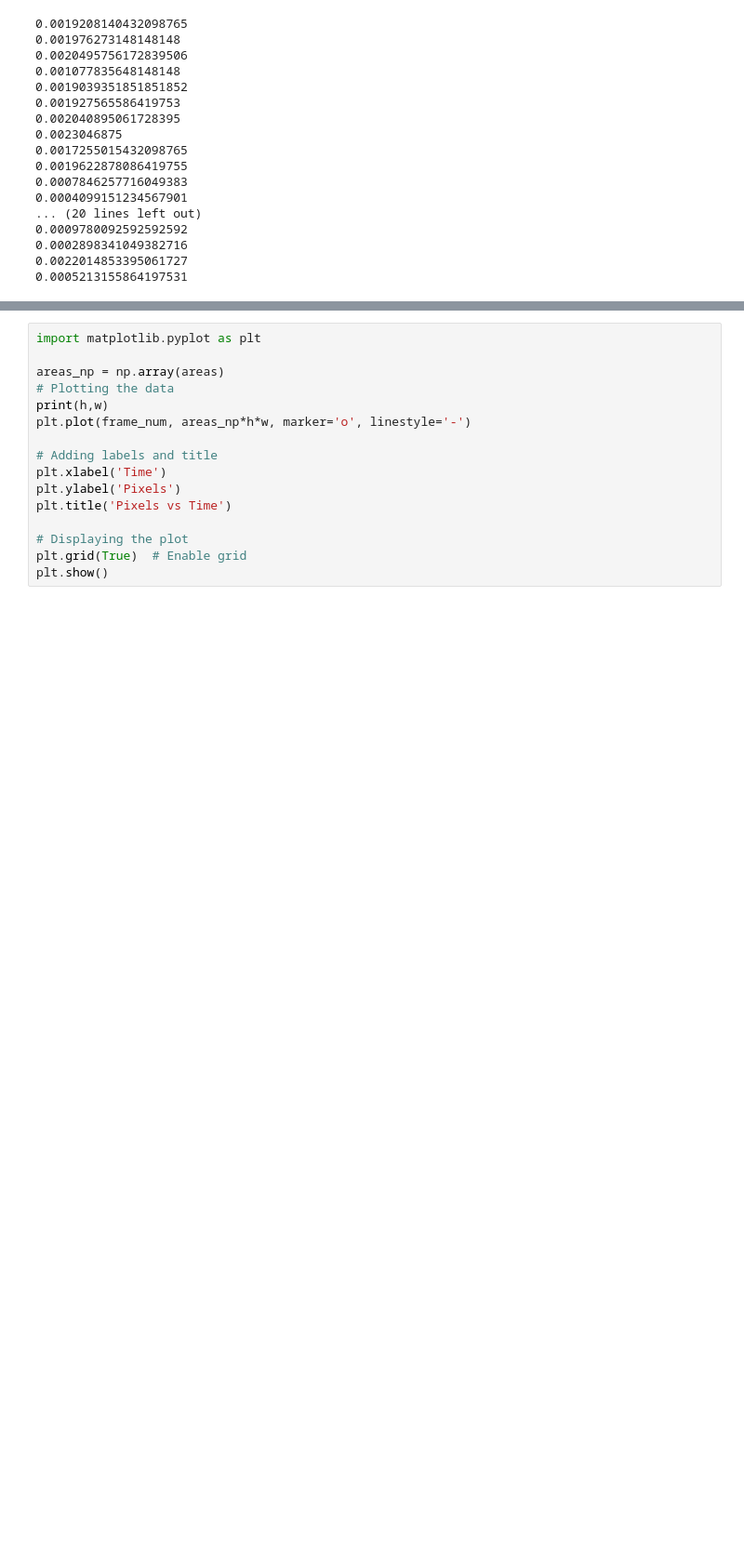
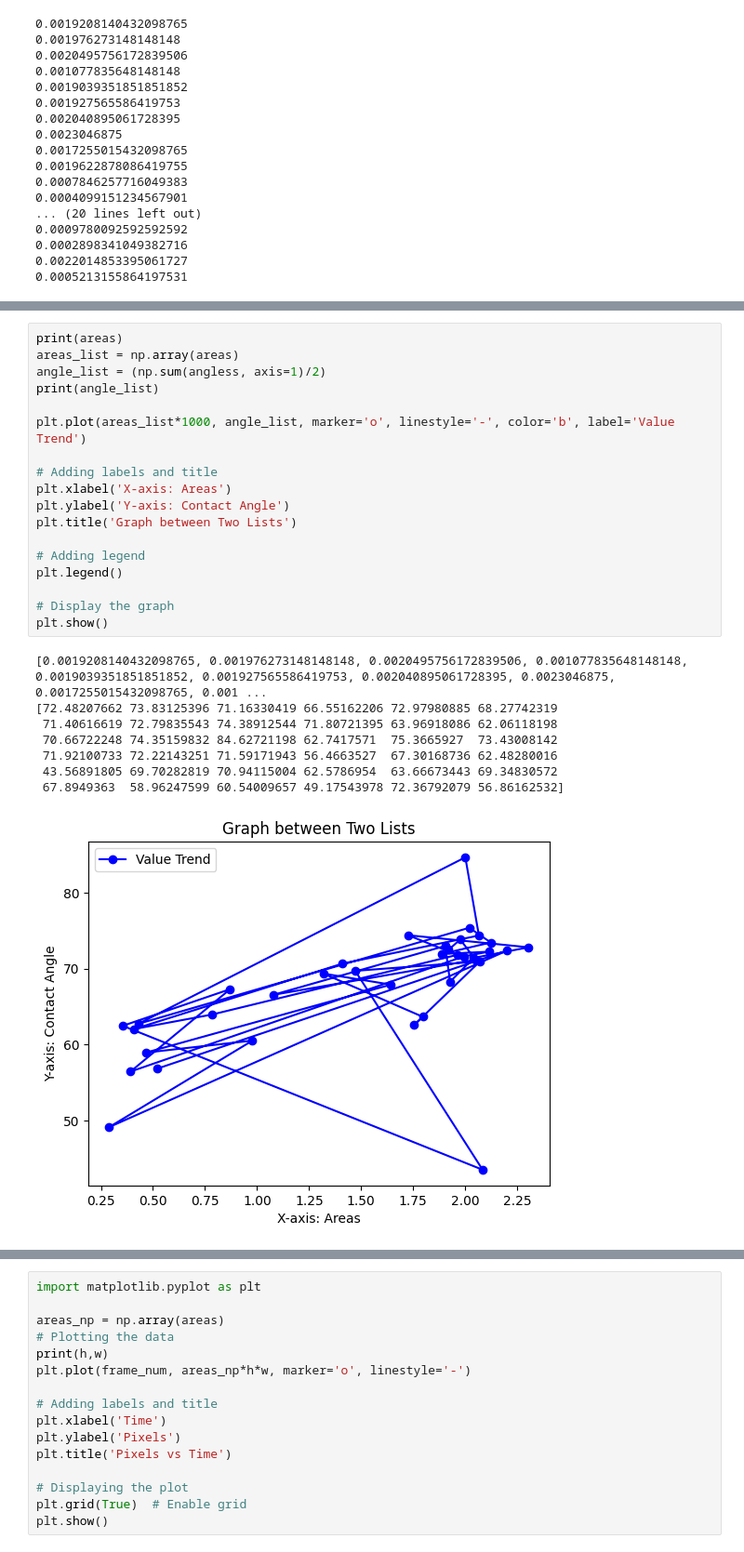
Before and after one commit to dhruvgupta-20104/Dropwise-Condensation-Project, a Jupyter notebook: segment.ipynb, the cells around one changed output, grey strips where cells are left out. Shown at 93% size. Cells and saved outputs as stored; diff of their text form; blank space fills up the shorter version.

```diff
--- a/segment.ipynb
+++ b/segment.ipynb
@@ -164,0 +486,27 @@ for line in lines:
+# %%
+print(areas)
+areas_list = np.array(areas)
+angle_list = (np.sum(angless, axis=1)/2)
+print(angle_list)
+
+plt.plot(areas_list*1000, angle_list, marker='o', linestyle='-', color='b', label='Value Trend')
+
+# Adding labels and title
+plt.xlabel('X-axis: Areas')
+plt.ylabel('Y-axis: Contact Angle')
+plt.title('Graph between Two Lists')
+
+# Adding legend
+plt.legend()
+
+# Display the graph
+plt.show()
+# %% [output]
+[0.0019208140432098765, 0.001976273148148148, 0.0020495756172839506, 0.001077835648148148, 0.0019039351851851852, 0.001927565586419753, 0.002040895061728395, 0.0023046875, 0.0017255015432098765, 0.001 ...
+[72.48207662 73.83125396 71.16330419 66.55162206 72.97980885 68.27742319
+ 71.40616619 72.79835543 74.38912544 71.80721395 63.96918086 62.06118198
+ 70.66722248 74.35159832 84.62721198 62.7417571  75.3665927  73.43008142
+ 71.92100733 72.22143251 71.59171943 56.4663527  67.30168736 62.48280016
+ 43.56891805 69.70282819 70.94115004 62.5786954  63.66673443 69.34830572
+ 67.8949363  58.96247599 60.54009657 49.17543978 72.36792079 56.86162532]
+[figure, added]
```
Also changed, not shown: parts of 16 cells of this notebook.
